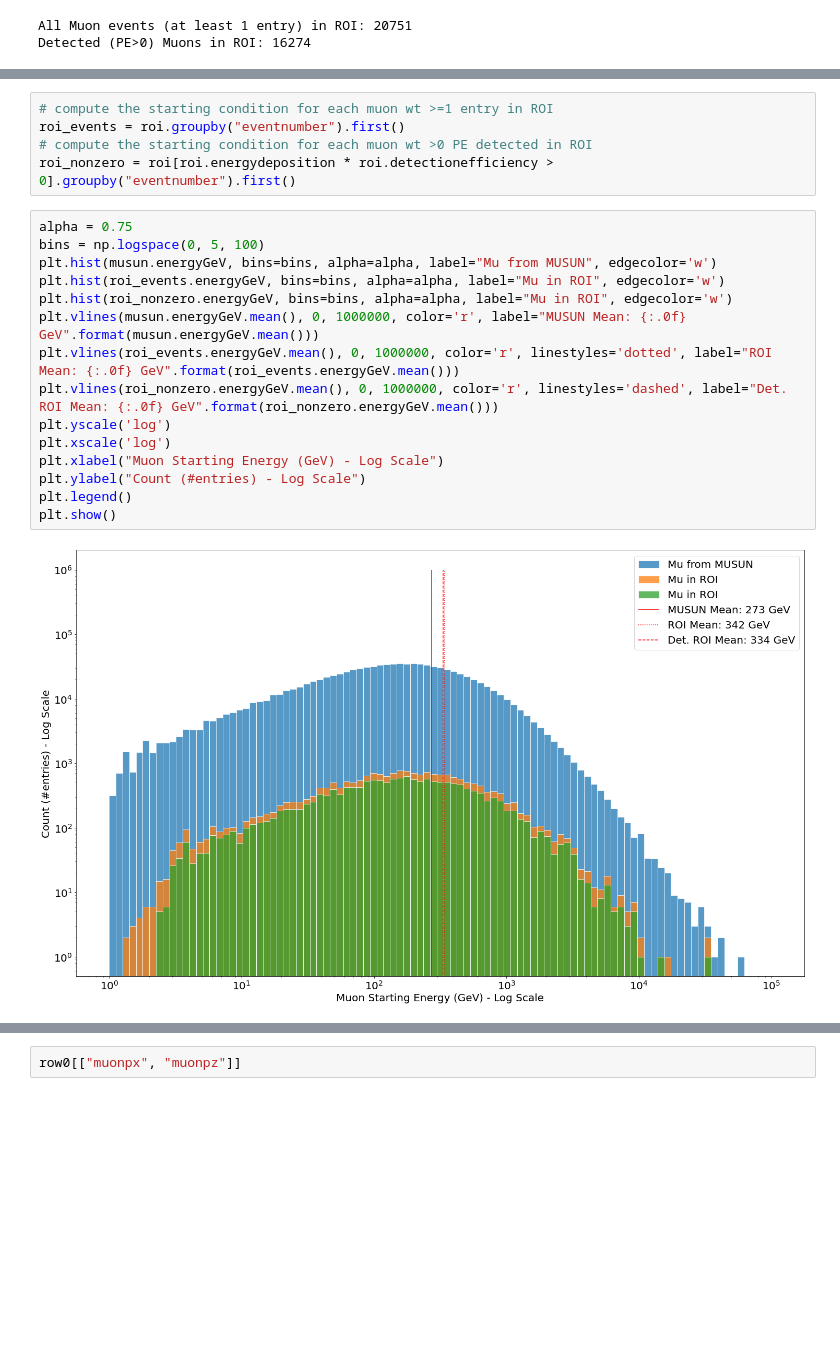
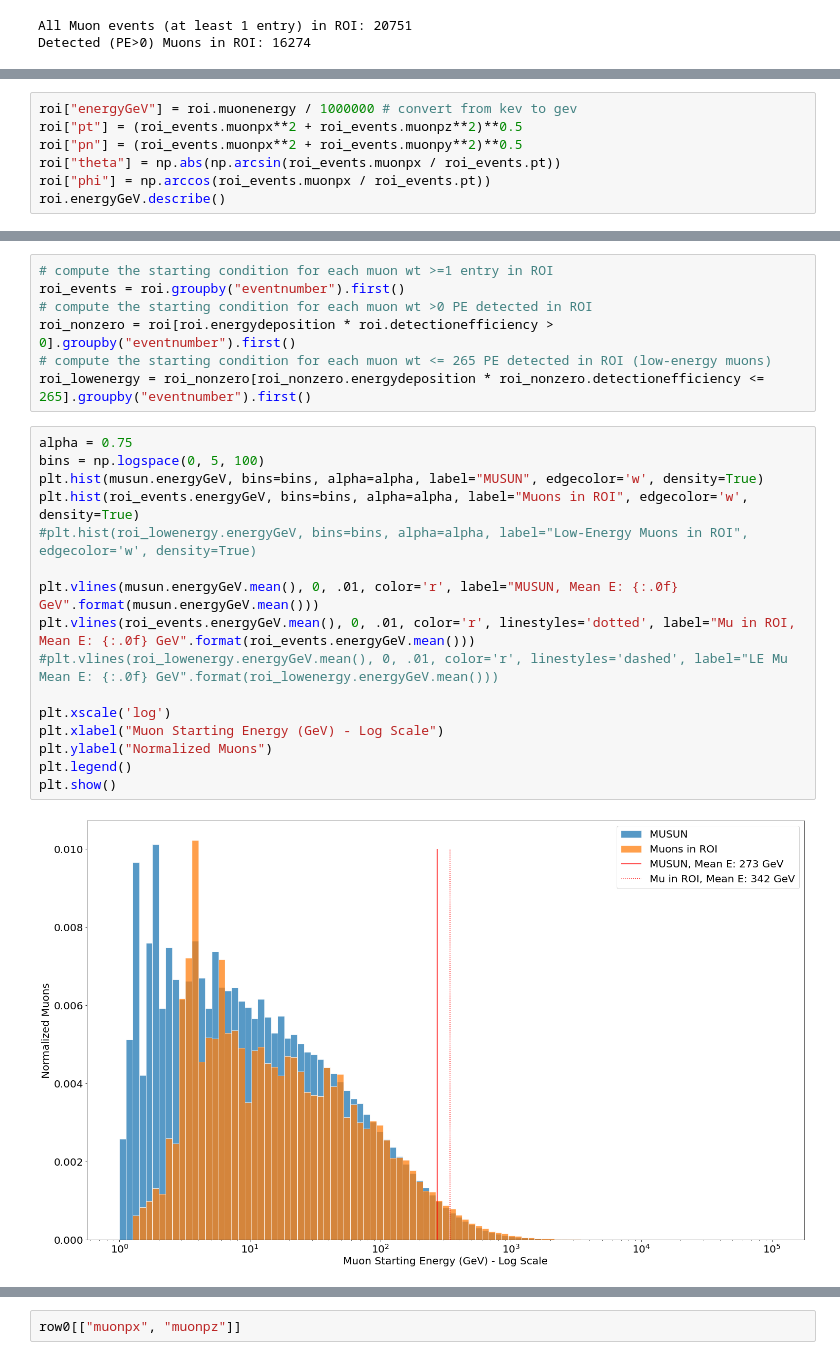
Before and after one commit to luigiberducci/ML4NP, a Jupyter notebook: Notebooks/AnalysisMuonsInROI/compare_startingconditions_of_muons_reaching_roi.ipynb, the cells around one changed output, grey strips where cells are left out. Drawn from its saved outputs; the diff is of its cells as text; blank space fills up the shorter version.

Commit message:
complete analysis of starting condition of muons compared wt musun input

```diff
--- a/Notebooks/AnalysisMuonsInROI/compare_startingconditions_of_muons_reaching_roi.ipynb
+++ b/Notebooks/AnalysisMuonsInROI/compare_startingconditions_of_muons_reaching_roi.ipynb
@@ -65,0 +53,7 @@ Name: energyGeV, dtype: float64
+# %%
+roi["energyGeV"] = roi.muonenergy / 1000000 # convert from kev to gev
+roi["pt"] = (roi_events.muonpx**2 + roi_events.muonpz**2)**0.5
+roi["pn"] = (roi_events.muonpx**2 + roi_events.muonpy**2)**0.5
+roi["theta"] = np.abs(np.arcsin(roi_events.muonpx / roi_events.pt))
+roi["phi"] = np.arccos(roi_events.muonpx / roi_events.pt))
+roi.energyGeV.describe()
@@ -68,20 +72,23 @@ Name: energyGeV, dtype: float64
 roi_events = roi.groupby("eventnumber").first()
 # compute the starting condition for each muon wt >0 PE detected in ROI
 roi_nonzero = roi[roi.energydeposition * roi.detectionefficiency > 0].groupby("eventnumber").first()
+# compute the starting condition for each muon wt <= 265 PE detected in ROI (low-energy muons)
+roi_lowenergy = roi_nonzero[roi_nonzero.energydeposition * roi_nonzero.detectionefficiency <= 265].groupby("eventnumber").first()
 # %%
 alpha = 0.75
 bins = np.logspace(0, 5, 100)
-plt.hist(musun.energyGeV, bins=bins, alpha=alpha, label="Mu from MUSUN", edgecolor='w')
-plt.hist(roi_events.energyGeV, bins=bins, alpha=alpha, label="Mu in ROI", edgecolor='w')
-plt.hist(roi_nonzero.energyGeV, bins=bins, alpha=alpha, label="Mu in ROI", edgecolor='w')
-plt.vlines(musun.energyGeV.mean(), 0, 1000000, color='r', label="MUSUN Mean: {:.0f} GeV".format(musun.energyGeV.mean()))
-plt.vlines(roi_events.energyGeV.mean(), 0, 1000000, color='r', linestyles='dotted', label="ROI Mean: {:.0f} GeV".format(roi_events.energyGeV.mean()))
-plt.vlines(roi_nonzero.energyGeV.mean(), 0, 1000000, color='r', linestyles='dashed', label="Det. ROI Mean: {:.0f} GeV".format(roi_nonzero.energyGeV.mean()))
-plt.yscale('log')
+plt.hist(musun.energyGeV, bins=bins, alpha=alpha, label="MUSUN", edgecolor='w', density=True)
+plt.hist(roi_events.energyGeV, bins=bins, alpha=alpha, label="Muons in ROI", edgecolor='w', density=True)
+#plt.hist(roi_lowenergy.energyGeV, bins=bins, alpha=alpha, label="Low-Energy Muons in ROI", edgecolor='w', density=True)
+
+plt.vlines(musun.energyGeV.mean(), 0, .01, color='r', label="MUSUN, Mean E: {:.0f} GeV".format(musun.energyGeV.mean()))
+plt.vlines(roi_events.energyGeV.mean(), 0, .01, color='r', linestyles='dotted', label="Mu in ROI, Mean E: {:.0f} GeV".format(roi_events.energyGeV.mean()))
+#plt.vlines(roi_lowenergy.energyGeV.mean(), 0, .01, color='r', linestyles='dashed', label="LE Mu Mean E: {:.0f} GeV".format(roi_lowenergy.energyGeV.mean()))
+
 plt.xscale('log')
 plt.xlabel("Muon Starting Energy (GeV) - Log Scale")
-plt.ylabel("Count (#entries) - Log Scale")
+plt.ylabel("Normalized Muons")
 plt.legend()
 plt.show()
 # %% [output]
-[figure, old version]
+[figure, new version]
```
Also changed, not shown: parts of 8 cells of this notebook, 1 other file.
